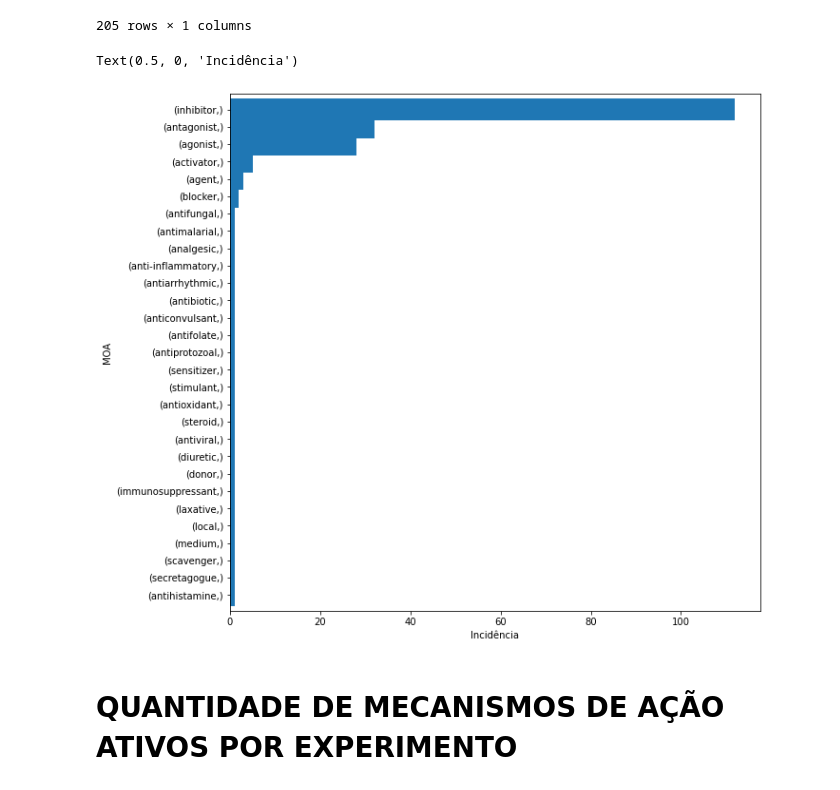
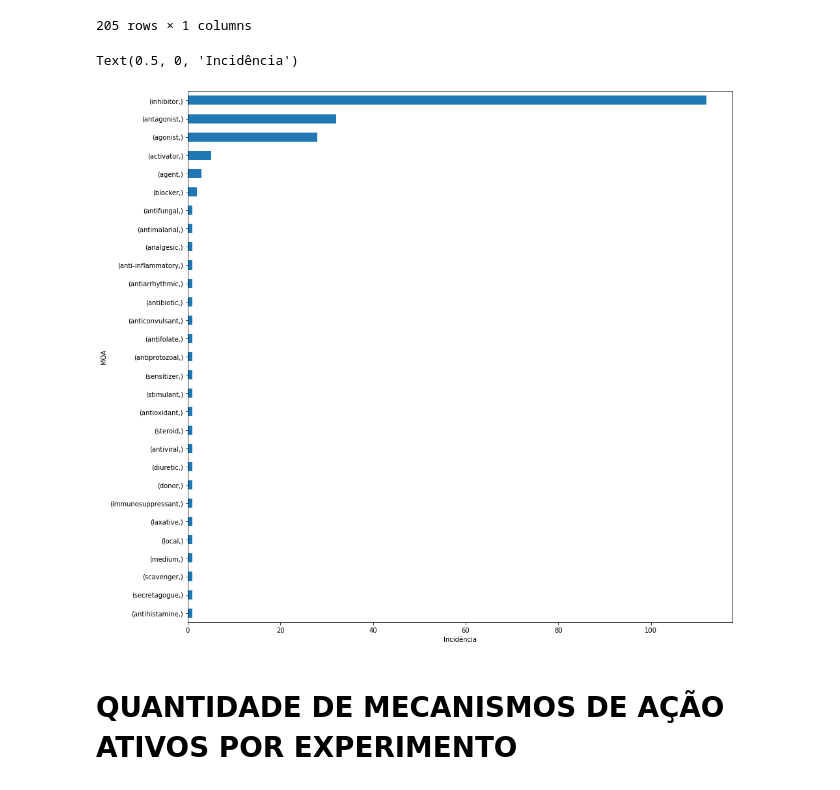
Before and after one commit to bernardocecchetto/Imersao_dados-Alura, a Jupyter notebook: Correlações, causalidade e relações entre genes.ipynb, the cells around one changed output. Drawn from its saved outputs; the diff is of its cells as text; code cells hidden in the pictures.

```diff
--- a/Correlações, causalidade e relações entre genes.ipynb
+++ b/Correlações, causalidade e relações entre genes.ipynb
@@ -128,13 +128,13 @@ new_df
 | 205 | inhibitor |
 205 rows × 1 columns
 # %%
-plt.figure(figsize=(10,10))
+plt.figure(figsize=(15,15))
 
-new_df.value_counts().sort_values().plot(kind='barh', width=1.3)
+new_df.value_counts().sort_values().plot(kind='barh')
 plt.xlabel('Incidência')
 # %% [output]
 Text(0.5, 0, 'Incidência')
-[figure, old version]
+[figure, new version]
 # %% [markdown]
 # QUANTIDADE DE MECANISMOS DE AÇÃO ATIVOS POR EXPERIMENTO
 # %%
```
Also changed, not shown: parts of 16 cells of this notebook.
